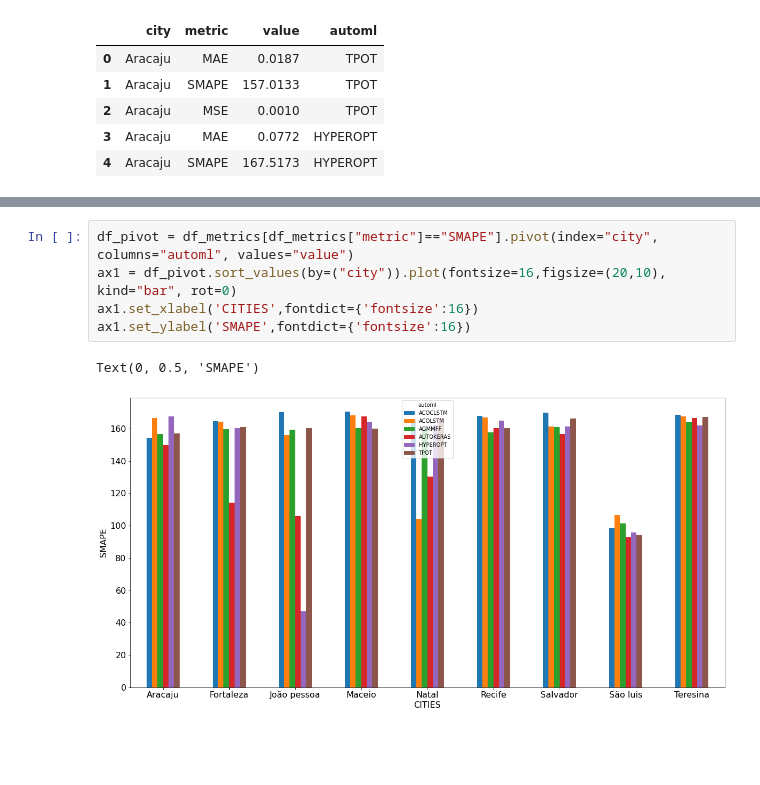
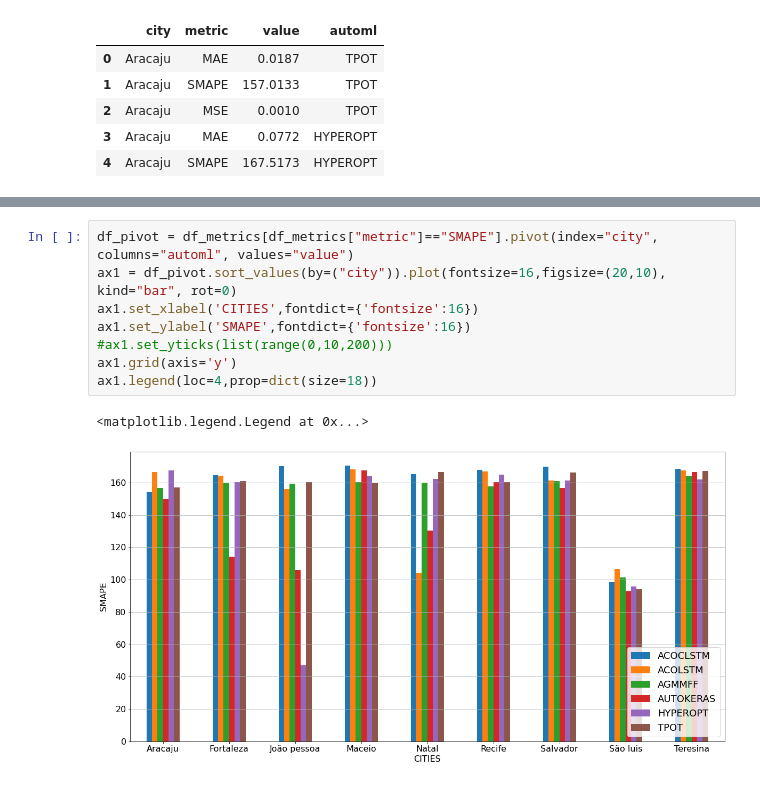
Before and after one commit to hugoabreu1002/PVIA_research, a Jupyter notebook: AnaliseResultadosAutoMls.ipynb, the cells around one changed output, grey strips where cells are left out. Cells and saved outputs as stored; diff of their text form; blank space fills up the shorter version.

```diff
--- a/AnaliseResultadosAutoMls.ipynb
+++ b/AnaliseResultadosAutoMls.ipynb
@@ -125,9 +125,12 @@ automl_wins
 # %%
 df_pivot = df_metrics[df_metrics["metric"]=="SMAPE"].pivot(index="city", columns="automl", values="value")
 ax1 = df_pivot.sort_values(by=("city")).plot(fontsize=16,figsize=(20,10), kind="bar", rot=0)
 ax1.set_xlabel('CITIES',fontdict={'fontsize':16})
 ax1.set_ylabel('SMAPE',fontdict={'fontsize':16})
+#ax1.set_yticks(list(range(0,10,200)))
+ax1.grid(axis='y')
+ax1.legend(loc=4,prop=dict(size=18))
 # %% [output]
-Text(0, 0.5, 'SMAPE')
+<matplotlib.legend.Legend at 0x...>
-[figure, old version]
+[figure, new version]
 # %%
```
Also changed, not shown: parts of 2 cells of this notebook, 1 other file.
